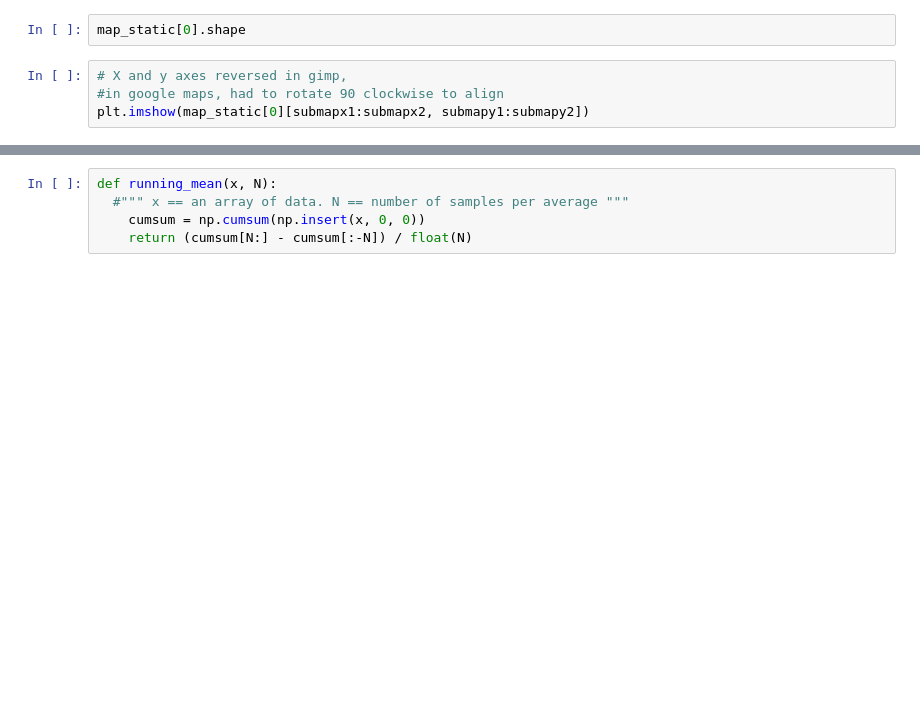
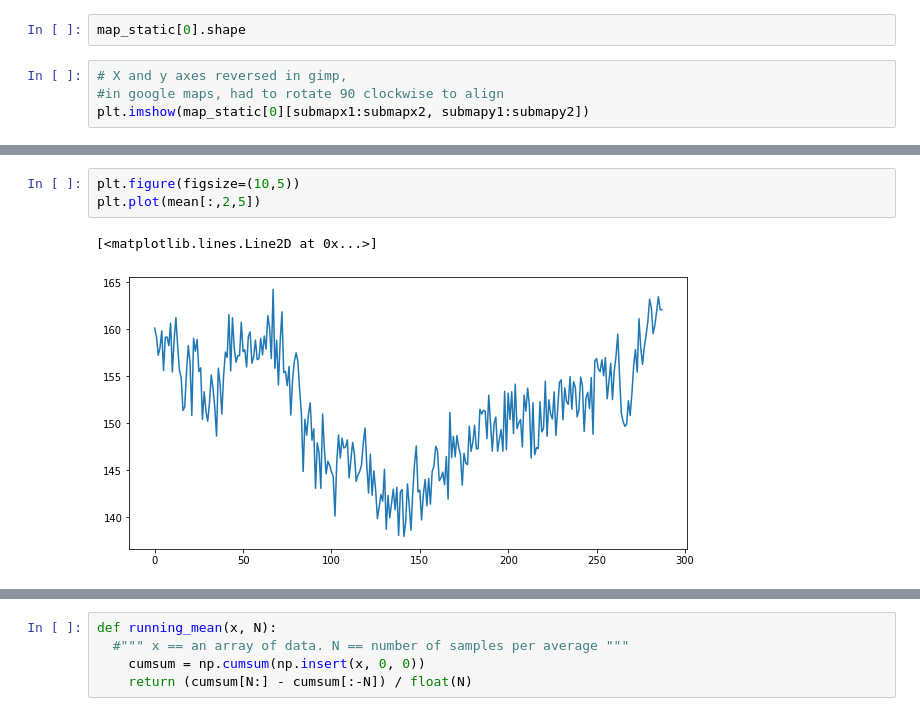
Before and after one commit to shehel/traffic_forecasting, a Jupyter notebook: notebooks/point_exp.ipynb, the cells around one changed output, grey strips where cells are left out. Saved outputs shown, nothing was run; the diff lists cells and outputs as text; blank space fills up the shorter version.

```diff
--- a/notebooks/point_exp.ipynb
+++ b/notebooks/point_exp.ipynb
@@ -209,0 +266,6 @@ for idx,file in tqdm((enumerate(training_files[:1]))):
+# %%
+plt.figure(figsize=(10,5))
+plt.plot(mean[:,2,5])
+# %% [output]
+[<matplotlib.lines.Line2D at 0x...>]
+[figure, added]
```
Also changed, not shown: parts of 26 cells of this notebook, 10 other files.
